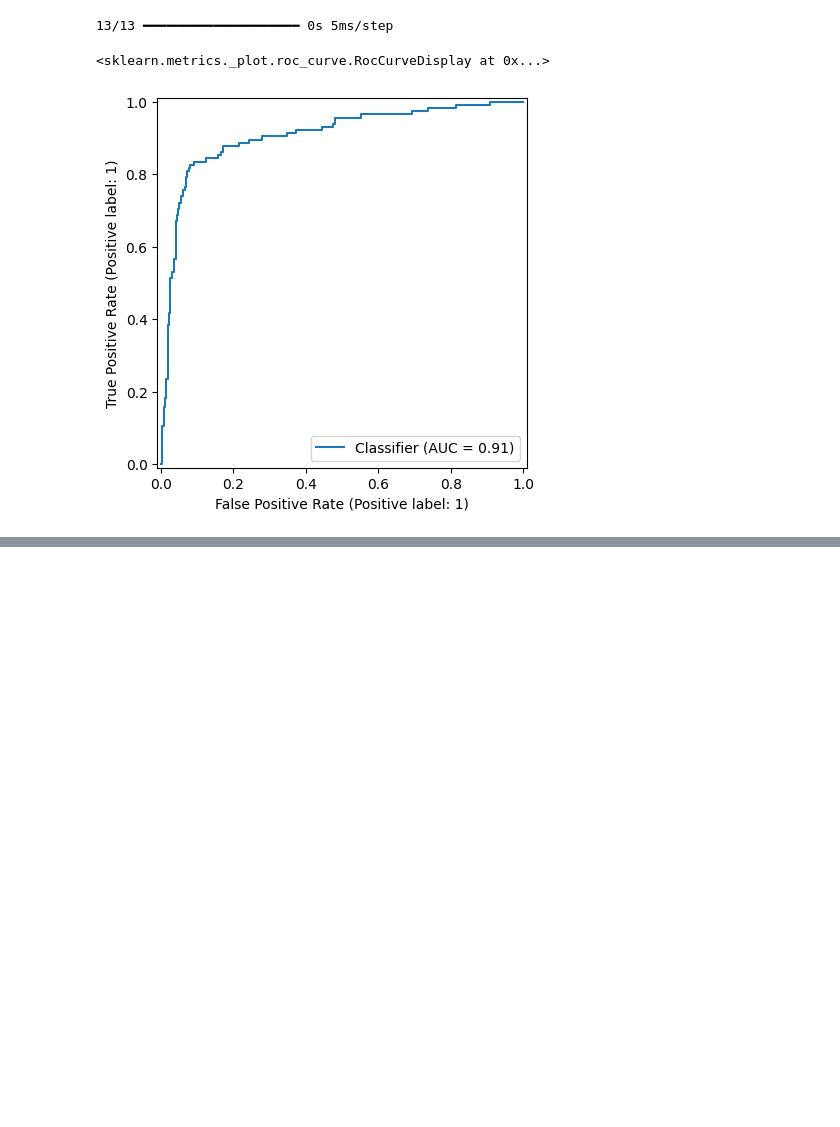
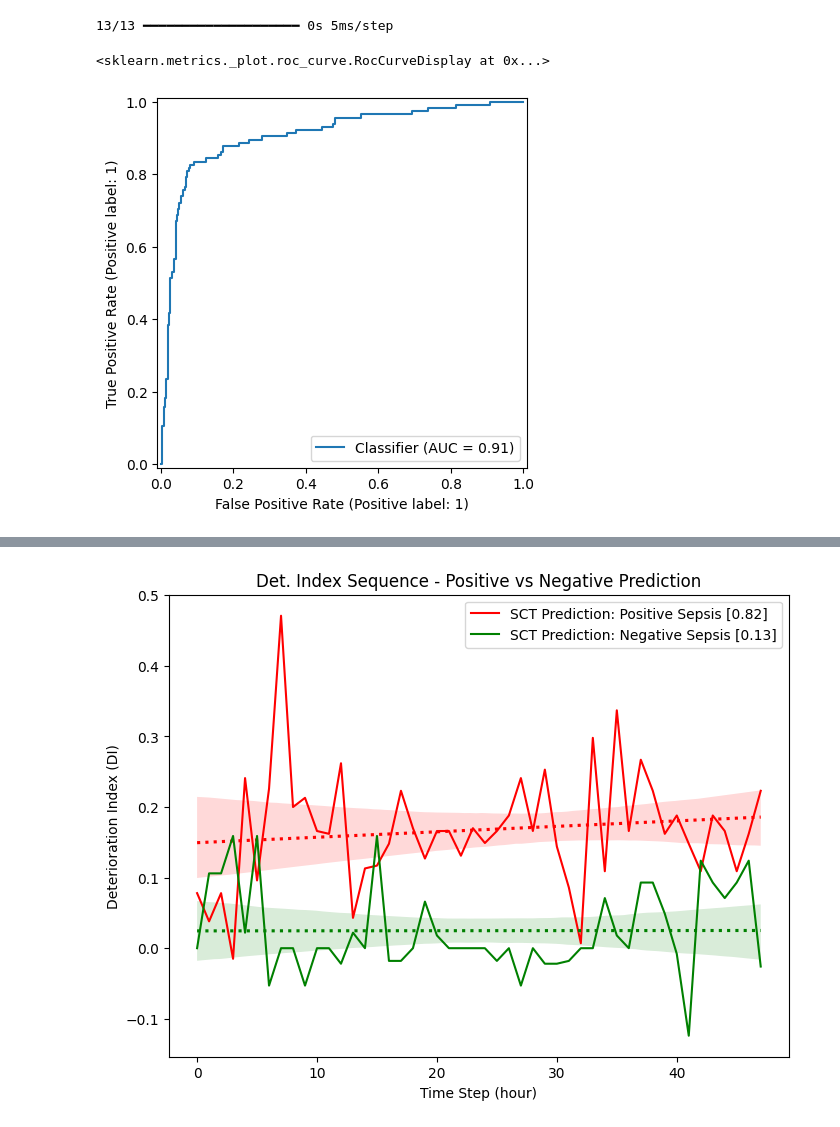
Before and after one commit to t4ai/early-sepsis-prediction, a Jupyter notebook: 5.0 - Performance Evaluation.ipynb, the cells around one changed output, grey strips where cells are left out. Drawn from its saved outputs; the diff is of its cells as text; code cells hidden in the pictures; blank space fills up the shorter version.

```diff
--- a/5.0 - Performance Evaluation.ipynb
+++ b/5.0 - Performance Evaluation.ipynb
@@ -176,0 +179,32 @@ RocCurveDisplay.from_predictions(y_test, y_pred_test)
+# %%
+# helper function to run prediction and return DI sequence
+def predict_and_get_di_sequence(model, X):
+  y_pred = model.predict(X)
+  di_sequence = X[0, :, -3]
+  return di_sequence, y_pred[0]
+
+# helper function to plot DI
+def plot_di_sequence(di_sequence, title):
+  sns.lineplot(x=np.arange(len(di_sequence)), y=di_sequence)
+  plt.title(title)
+  plt.show()
+
+# helper function to plot DI
+def plot_di_positive_negative_sequences(positive_sequence, negative_sequence, positive_pred, negative_pred, title):
+  fig, ax = plt.subplots(figsize=(8, 6))
+  positive_label = "SCT Prediction: Positive Sepsis [" + str(np.round(positive_pred[0], 2)) + "]"
+  negative_label = "SCT Prediction: Negative Sepsis [" + str(np.round(negative_pred[0], 2)) + "]"
+  sns.lineplot(x=np.arange(len(positive_sequence)), y=positive_sequence, color='red', label=positive_label)
+  sns.regplot(x=np.arange(len(positive_sequence)), y=positive_sequence, color='red', line_kws={'linestyle': ':'}, scatter=False)
+  #ax.text(np.arange(len(positive_sequence))[-1], positive_sequence[-1], "hello")
+  sns.lineplot(x=np.arange(len(negative_sequence)), y=negative_sequence, color='green', label=negative_label)
+  sns.regplot(x=np.arange(len(negative_sequence)), y=negative_sequence, color='green', line_kws={'linestyle': ':'}, scatter=False)
+  ax.legend()
+  plt.title(title)
+  plt.xlabel("Time Step (hour)")
+  plt.ylabel("Deterioration Index (DI)")
+  plt.show()
+# %%
+# get positive prediction example
+sample_patient_pos = X_test[10:11]
+sample_di_pos, sample_pred_pos = predict_and_get_di_sequence(best_model_sct, sample_patient_pos)
@@ -176,0 +213,4 @@ RocCurveDisplay.from_predictions(y_test, y_pred_test)
+# %%
+# get negative prediction example
+sample_patient_neg = X_test[0:1]
+sample_di_neg, sample_pred_neg = predict_and_get_di_sequence(best_model_sct, sample_patient_neg)
@@ -176,0 +219,4 @@ RocCurveDisplay.from_predictions(y_test, y_pred_test)
+# %%
+plot_di_positive_negative_sequences(sample_di_pos, sample_di_neg, sample_pred_pos, sample_pred_neg, "Det. Index Sequence - Positive vs Negative Prediction")
+# %% [output]
+[figure, added]
```
Also changed, not shown: parts of 3 cells of this notebook.
